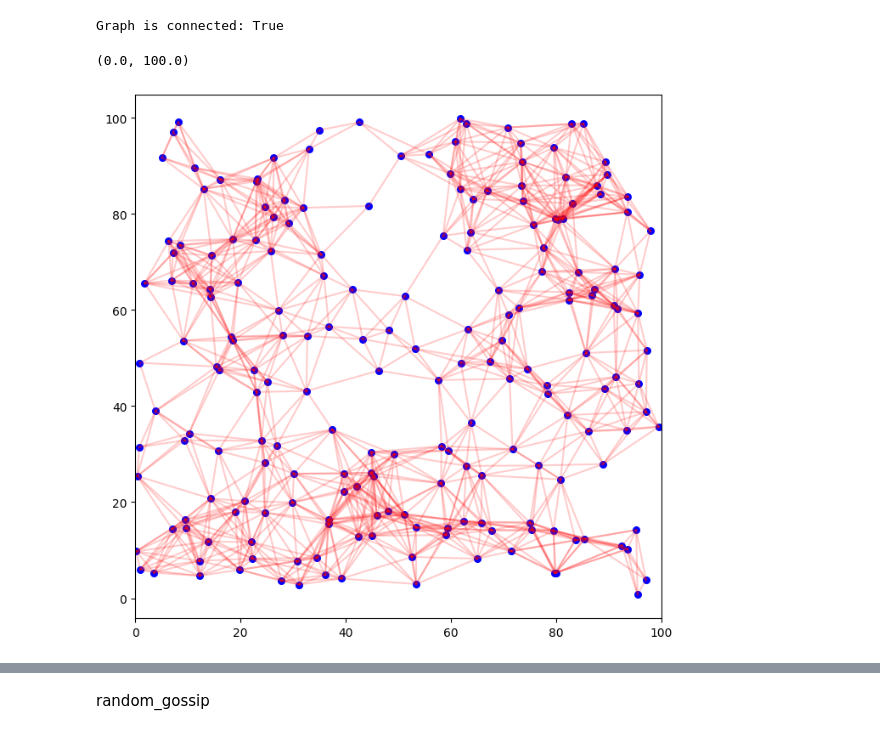
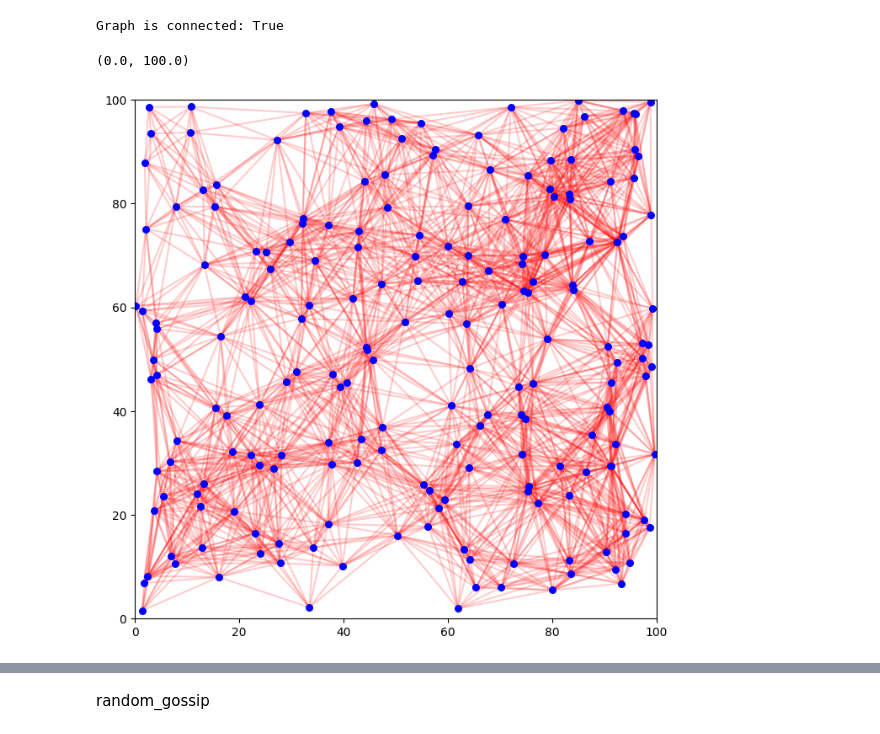
Before and after one commit to blacksilvergeek/Distributed_Signal_Processing, a Jupyter notebook: main.ipynb, the cells around one changed output, grey strips where cells are left out. Saved outputs shown, nothing was run; the diff lists cells and outputs as text; code cells hidden in the pictures.

Commit message:
network design

```diff
--- a/main.ipynb
+++ b/main.ipynb
@@ -25,0 +79,33 @@ Minimum N for r=0.2000 is 282
+# %%
+import numpy as np
+import matplotlib.pyplot as plt
+import networkx as nx
+
+L = 100
+idx = [900, 700, 500, 300]
+fig, axs = plt.subplots(1,len(idx))
+fig.set_size_inches((12, 4))
+for k in range(len(idx)):
+    R = r_array[idx[k]]
+    N = int(n_array[idx[k]])
+
+    # random generate points uniformly in a square
+    points = np.random.uniform(0, L, size=(N, 2))
+    # check connectivity
+    G = nx.Graph()
+    G.add_nodes_from(range(N))
+    # add edges based on distance
+    for i in range(N):
+        for j in range(i + 1, N):
+            if np.linalg.norm(points[i] - points[j]) <= R:
+                G.add_edge(i, j)
+
+    for edge in G.edges():
+        axs[k].plot(*zip(points[edge[0]], points[edge[1]]), color='red', alpha=0.2, zorder=0)
+    axs[k].scatter(points[:, 0], points[:, 1], s=30, color='blue', label='Nodes')
+    axs[k].set_xlim(0, L)
+    axs[k].set_ylim(0, L)
+    axs[k].set_aspect('equal')
+    axs[k].set_xlabel(f"n = {N}, r = {R:.2f}")
+
+plt.savefig('graphs.pdf', bbox_inches='tight')
@@ -29,8 +117,9 @@ import matplotlib.pyplot as plt
 import networkx as nx
 import random
 # %%
-N = 200
-R = 15
+idx = 244
+N = n_array[idx]
+R = r_array[idx]
 L = 100
 
 # random generate points uniformly in a square
@@ -52,13 +141,14 @@ Graph is connected: True
 # %%
 # plot the graph in right location
 plt.figure(figsize=(8, 8))
+for edge in G.edges():
+    plt.plot(*zip(points[edge[0]], points[edge[1]]), color='red', alpha=0.2, zorder=0)
 plt.scatter(points[:, 0], points[:, 1], s=30, color='blue', label='Nodes')
-for edge in G.edges():
-    plt.plot(*zip(points[edge[0]], points[edge[1]]), color='red', alpha=0.2)
 plt.xlim(0, L)
+plt.ylim(0, L)
 # %% [output]
 (0.0, 100.0)
-[figure, old version]
+[figure, new version]
 # %%
 MAX_ITERS = int(2e5)
 x_gt = 10 # ground truth value
```
Also changed, not shown: parts of 11 cells of this notebook, 3 other files.
